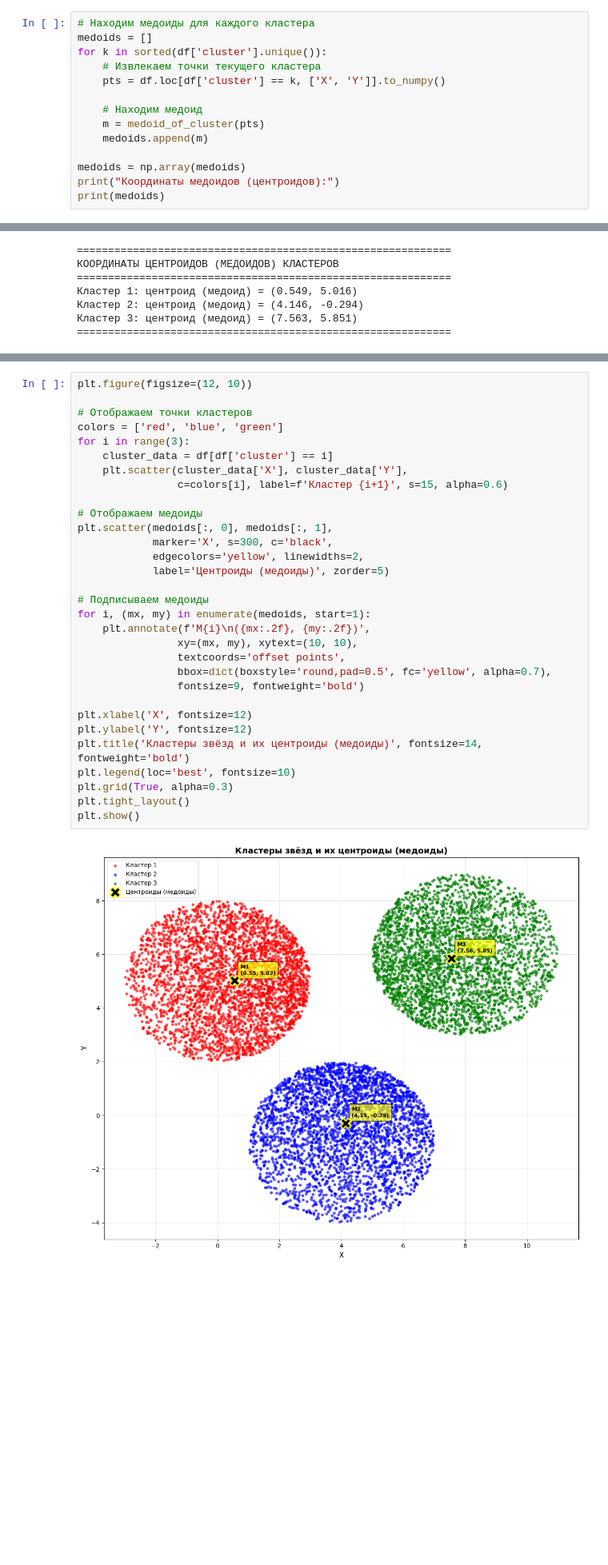
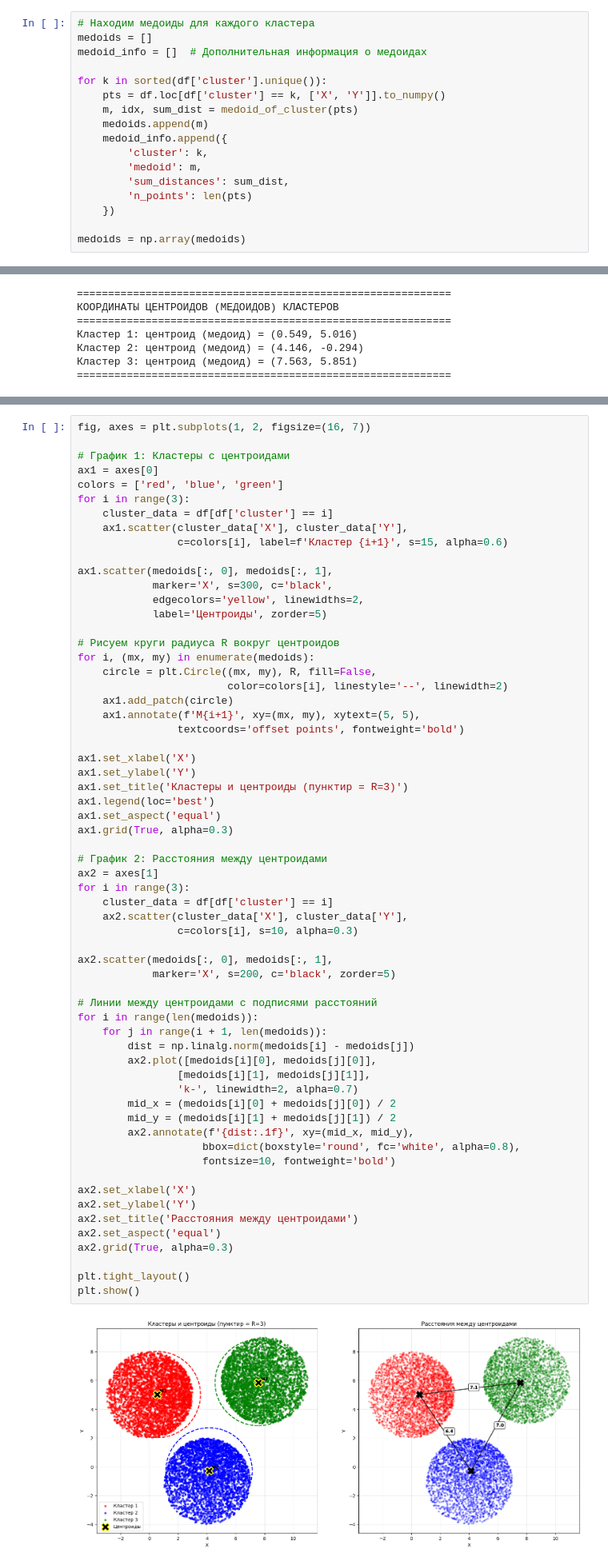
Before and after one commit to nkonshin/Data_Analysis, a Jupyter notebook: LR8/LR8.ipynb, the cells around one changed output, grey strips where cells are left out. Shown at 80% size. Drawn from its saved outputs; the diff is of its cells as text; blank space fills up the shorter version.

```diff
--- a/LR8/LR8.ipynb
+++ b/LR8/LR8.ipynb
@@ -165,14 +105,17 @@ def medoid_of_cluster(points_2d: np.ndarray) -> np.ndarray:
 # %%
 # Находим медоиды для каждого кластера
 medoids = []
+medoid_info = []  # Дополнительная информация о медоидах
+
 for k in sorted(df['cluster'].unique()):
-    # Извлекаем точки текущего кластера
     pts = df.loc[df['cluster'] == k, ['X', 'Y']].to_numpy()
-
-    # Находим медоид
-    m = medoid_of_cluster(pts)
+    m, idx, sum_dist = medoid_of_cluster(pts)
     medoids.append(m)
+    medoid_info.append({
+        'cluster': k,
+        'medoid': m,
+        'sum_distances': sum_dist,
+        'n_points': len(pts)
+    })
 
 medoids = np.array(medoids)
-print("Координаты медоидов (центроидов):")
-print(medoids)
@@ -207,34 +312,65 @@ print("="*60)
 # %%
-plt.figure(figsize=(12, 10))
+fig, axes = plt.subplots(1, 2, figsize=(16, 7))
 
-# Отображаем точки кластеров
+# График 1: Кластеры с центроидами
+ax1 = axes[0]
 colors = ['red', 'blue', 'green']
 for i in range(3):
     cluster_data = df[df['cluster'] == i]
-    plt.scatter(cluster_data['X'], cluster_data['Y'],
+    ax1.scatter(cluster_data['X'], cluster_data['Y'],
                 c=colors[i], label=f'Кластер {i+1}', s=15, alpha=0.6)
 
-# Отображаем медоиды
-plt.scatter(medoids[:, 0], medoids[:, 1],
+ax1.scatter(medoids[:, 0], medoids[:, 1],
             marker='X', s=300, c='black',
             edgecolors='yellow', linewidths=2,
-            label='Центроиды (медоиды)', zorder=5)
+            label='Центроиды', zorder=5)
 
-# Подписываем медоиды
-for i, (mx, my) in enumerate(medoids, start=1):
-    plt.annotate(f'M{i}\n({mx:.2f}, {my:.2f})',
-                xy=(mx, my), xytext=(10, 10),
-                textcoords='offset points',
-                bbox=dict(boxstyle='round,pad=0.5', fc='yellow', alpha=0.7),
-                fontsize=9, fontweight='bold')
+# Рисуем круги радиуса R вокруг центроидов
+for i, (mx, my) in enumerate(medoids):
+    circle = plt.Circle((mx, my), R, fill=False,
+                        color=colors[i], linestyle='--', linewidth=2)
+    ax1.add_patch(circle)
+    ax1.annotate(f'M{i+1}', xy=(mx, my), xytext=(5, 5),
+                textcoords='offset points', fontweight='bold')
 
-plt.xlabel('X', fontsize=12)
-plt.ylabel('Y', fontsize=12)
-plt.title('Кластеры звёзд и их центроиды (медоиды)', fontsize=14, fontweight='bold')
-plt.legend(loc='best', fontsize=10)
-plt.grid(True, alpha=0.3)
+ax1.set_xlabel('X')
+ax1.set_ylabel('Y')
+ax1.set_title('Кластеры и центроиды (пунктир = R=3)')
+ax1.legend(loc='best')
+ax1.set_aspect('equal')
+ax1.grid(True, alpha=0.3)
+
+# График 2: Расстояния между центроидами
+ax2 = axes[1]
+for i in range(3):
+    cluster_data = df[df['cluster'] == i]
+    ax2.scatter(cluster_data['X'], cluster_data['Y'],
+                c=colors[i], s=10, alpha=0.3)
+
+ax2.scatter(medoids[:, 0], medoids[:, 1],
+            marker='X', s=200, c='black', zorder=5)
+
+# Линии между центроидами с подписями расстояний
+for i in range(len(medoids)):
+    for j in range(i + 1, len(medoids)):
+        dist = np.linalg.norm(medoids[i] - medoids[j])
+        ax2.plot([medoids[i][0], medoids[j][0]],
+                [medoids[i][1], medoids[j][1]],
+                'k-', linewidth=2, alpha=0.7)
+        mid_x = (medoids[i][0] + medoids[j][0]) / 2
+        mid_y = (medoids[i][1] + medoids[j][1]) / 2
+        ax2.annotate(f'{dist:.1f}', xy=(mid_x, mid_y),
+                    bbox=dict(boxstyle='round', fc='white', alpha=0.8),
+                    fontsize=10, fontweight='bold')
+
+ax2.set_xlabel('X')
+ax2.set_ylabel('Y')
+ax2.set_title('Расстояния между центроидами')
+ax2.set_aspect('equal')
+ax2.grid(True, alpha=0.3)
+
 plt.tight_layout()
 plt.show()
 # %% [output]
-[figure, old version]
+[figure, new version]
 # %% [markdown]
```
Also changed, not shown: parts of 21 cells of this notebook.
